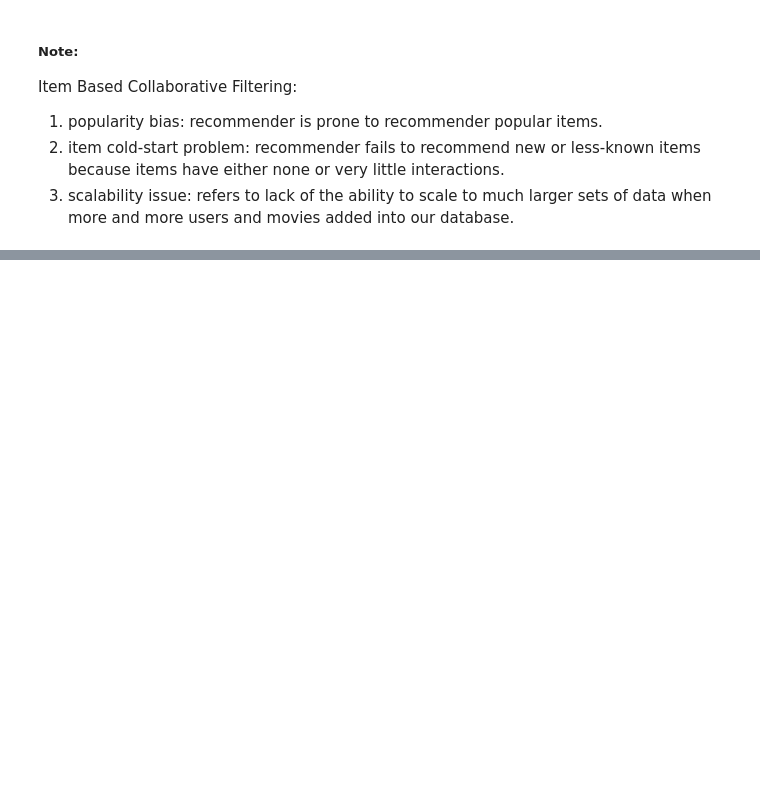
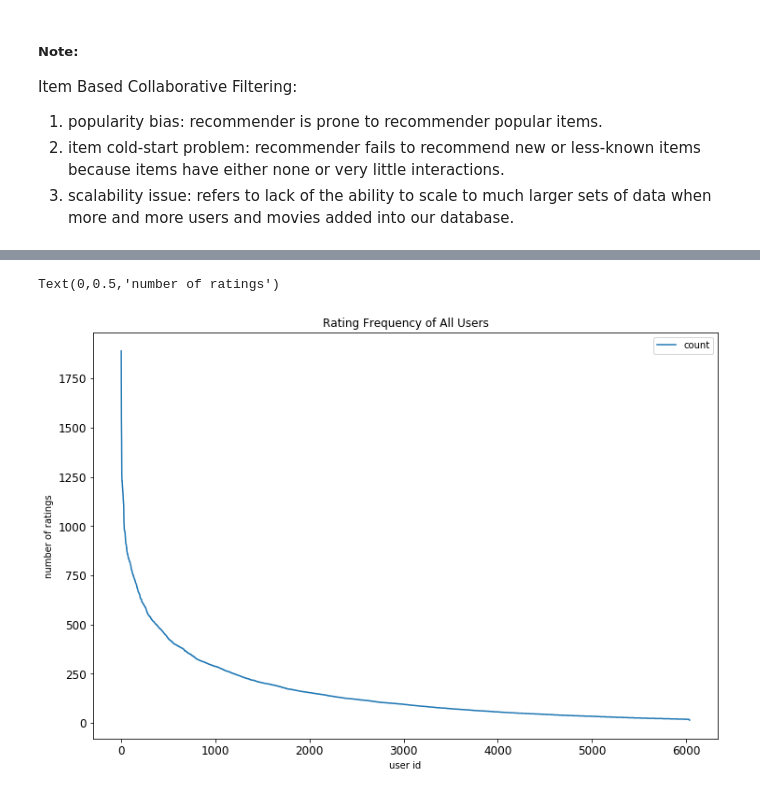
Before and after one commit to kadriansyah/notebook, a Jupyter notebook: recommender-knn.ipynb, the cells around one changed output, grey strips where cells are left out. Cells and saved outputs as stored; diff of their text form; code cells hidden in the pictures; blank space fills up the shorter version.

```diff
--- a/recommender-knn.ipynb
+++ b/recommender-knn.ipynb
@@ -279,0 +409,7 @@ Item Based Collaborative Filtering:
+# %%
+# filter data
+popularity_thres = 50
+popular_movies = list(set(movies_cnt.query('count >= @popularity_thres').index))
+ratings_drop_movies = ratings[ratings.mid.isin(popular_movies)]
+print('shape of original ratings data: ', ratings.shape)
+print('shape of ratings data after dropping unpopular movies: ', ratings_drop_movies.shape)
@@ -279,0 +419,4 @@ Item Based Collaborative Filtering:
+# %%
+# get number of ratings given by every user
+users_cnt = pd.DataFrame(ratings_drop_movies.groupby('uid').size(), columns=['count'])
+users_cnt.head()
@@ -279,0 +431,15 @@ Item Based Collaborative Filtering:
+# %%
+# plot rating frequency of all movies
+ax = users_cnt \
+    .sort_values('count', ascending=False) \
+    .reset_index(drop=True) \
+    .plot(
+        figsize=(12, 8),
+        title='Rating Frequency of All Users',
+        fontsize=12
+    )
+ax.set_xlabel("user id")
+ax.set_ylabel("number of ratings")
+# %% [output]
+Text(0,0.5,'number of ratings')
+[figure, added]
```
Also changed, not shown: parts of 17 cells of this notebook, 5 other files.
